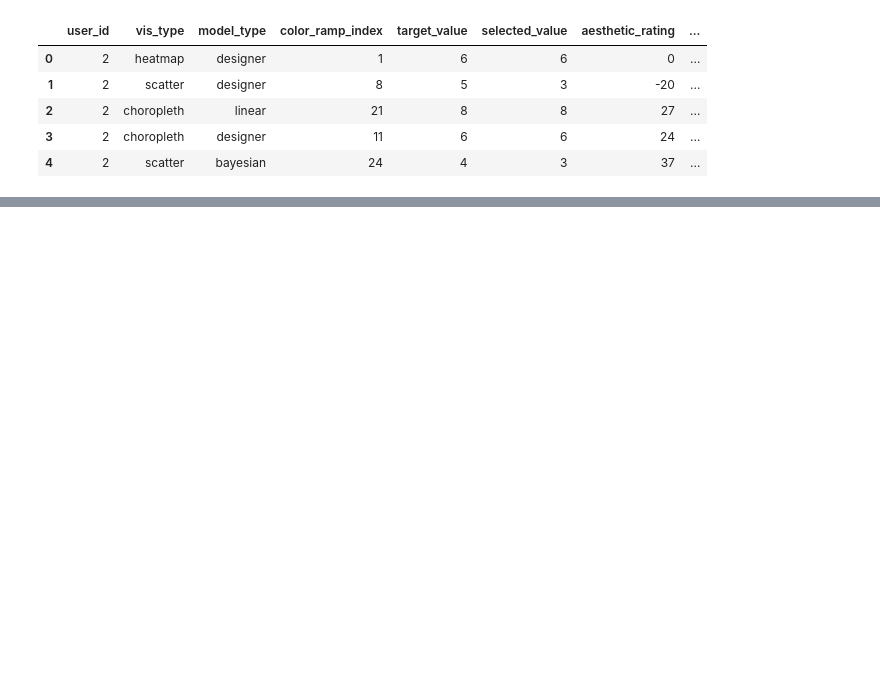
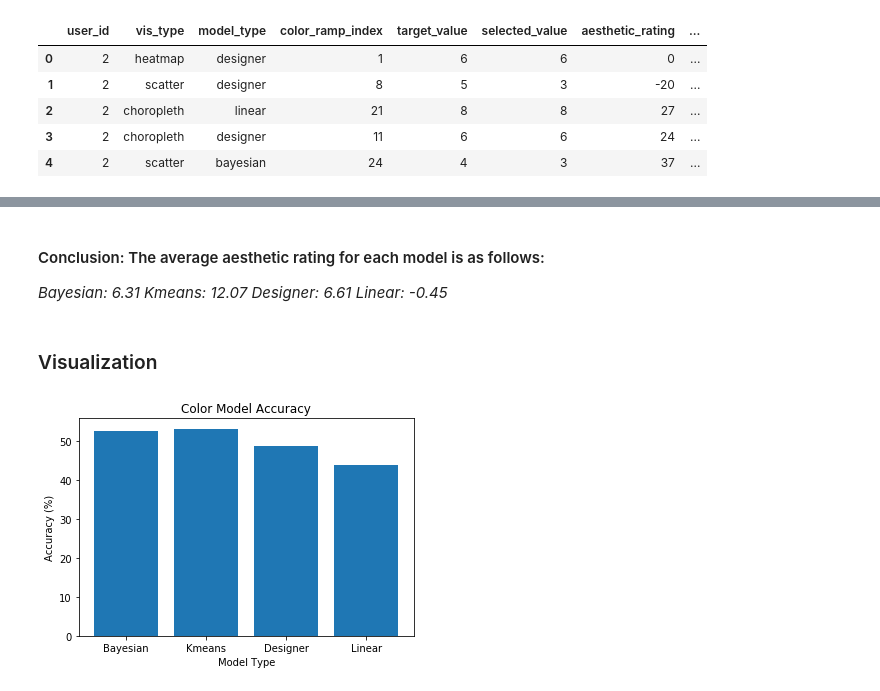
Before and after one commit to keke728/INFO5871_DataScience, a Jupyter notebook: Homework/final/Data/final-Analysis.ipynb, the cells around one changed output, grey strips where cells are left out. Drawn from its saved outputs; the diff is of its cells as text; code cells hidden in the pictures; blank space fills up the shorter version.

```diff
--- a/Homework/final/Data/final-Analysis.ipynb
+++ b/Homework/final/Data/final-Analysis.ipynb
@@ -28,0 +171,31 @@ cc_df.groupby('model_type')
+# %% [markdown]
+#### Conclusion: The average aesthetic rating for each model is as follows:
+_Bayesian: 6.31
+Kmeans: 12.07
+Designer: 6.61
+Linear: -0.45_
+# %% [markdown]
+### Visualization
+# %%
+model = ['Bayesian', 'Kmeans', 'Designer', 'Linear']
+model_accuracy = [52.64, 53.17, 48.68, 43.92]
+model_aesthetics = [6.31, 12.07, 6.61, -0.45]
+# %%
+# Make a bar chart for accuracy:
+y_pos = np.arange(len(model_accuracy))
+
+# Create bars
+plt.bar(y_pos, model_accuracy)
+
+# Create names on the x-axis
+plt.xticks(y_pos, model)
+
+# Add title and axis names
+plt.title('Color Model Accuracy')
+plt.xlabel('Model Type')
+plt.ylabel('Accuracy (%)')
+
+# Show graphic
+plt.show()
+# %% [output]
+[figure, added]
```
Also changed, not shown: parts of 39 cells of this notebook.
